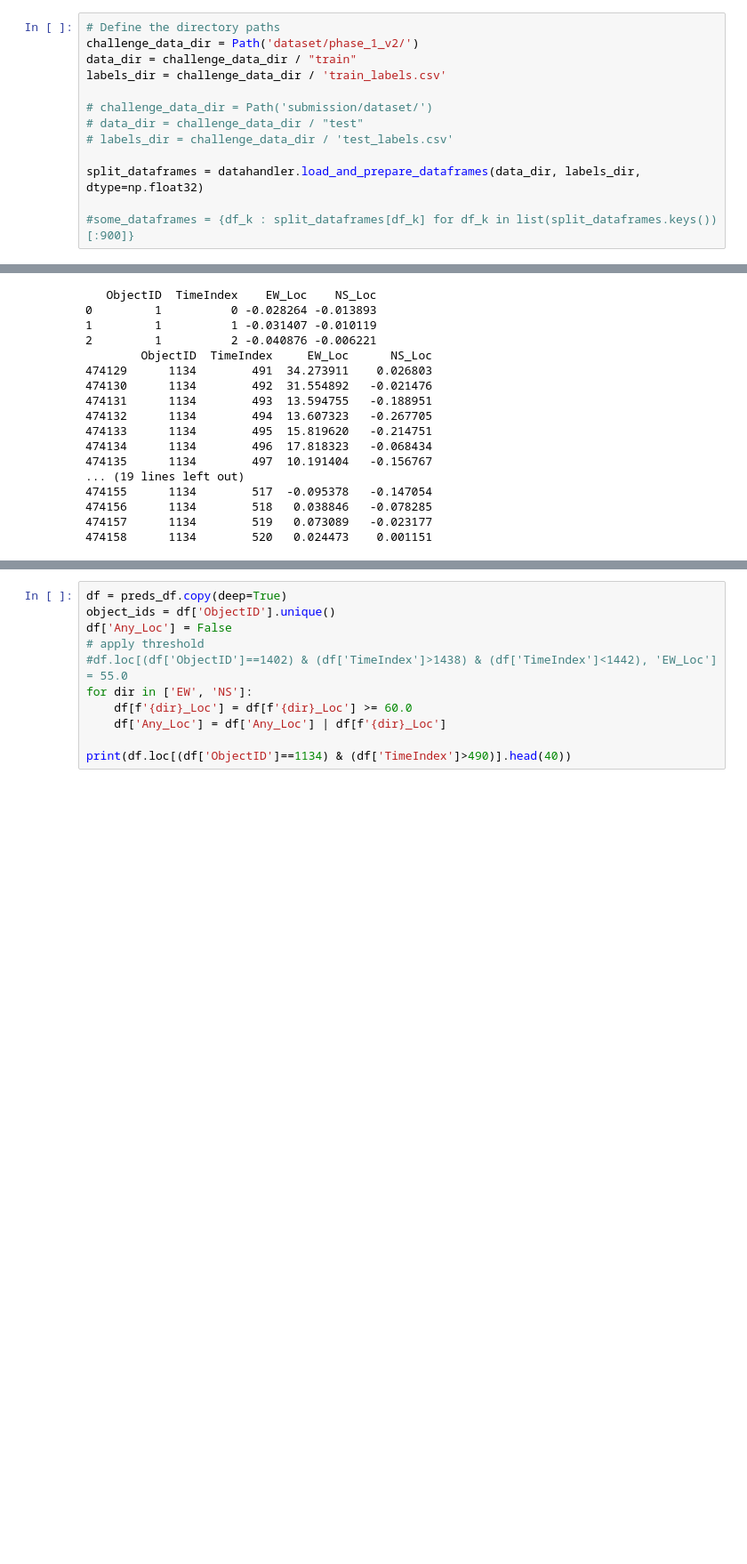
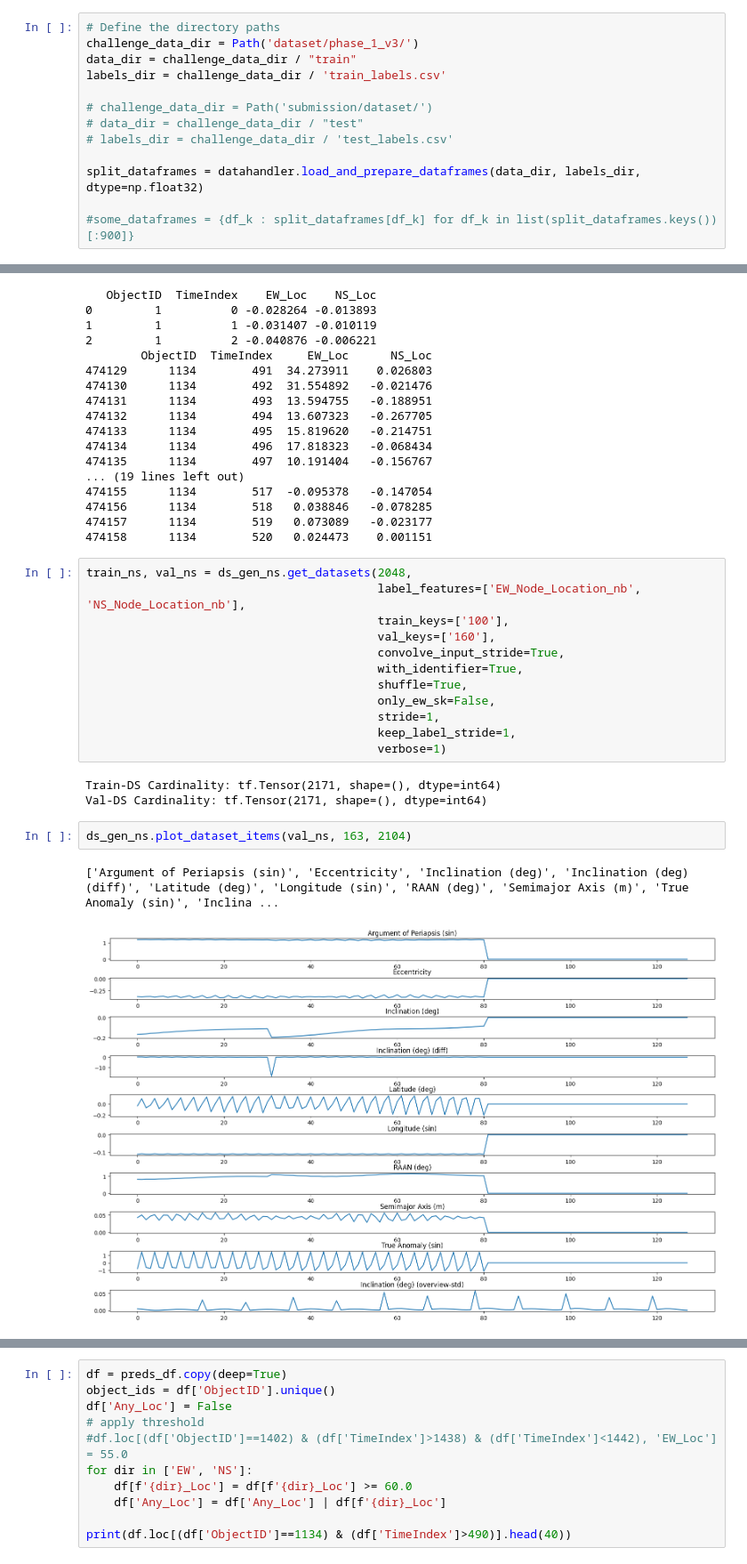
Before and after one commit to DavidBaldsiefen/splid-challenge, a Jupyter notebook: node_localizer.ipynb, the cells around one changed output, grey strips where cells are left out. Shown at 89% size. Cells and saved outputs as stored; diff of their text form; blank space fills up the shorter version.

```diff
--- a/node_localizer.ipynb
+++ b/node_localizer.ipynb
@@ -23,7 +26,7 @@ class ClearMemoryCallback(tf.keras.callbacks.Callback):
         #tf.keras.backend.clear_session()
 # %%
 # Define the directory paths
-challenge_data_dir = Path('dataset/phase_1_v2/')
+challenge_data_dir = Path('dataset/phase_1_v3/')
 data_dir = challenge_data_dir / "train"
 labels_dir = challenge_data_dir / 'train_labels.csv'
 
@@ -919,3 +963,23 @@ print(preds_df.loc[(preds_df['ObjectID']==1134) & (preds_df['TimeIndex']>490)].h
 474156      1134        518   0.038846   -0.078285
 474157      1134        519   0.073089   -0.023177
 474158      1134        520   0.024473    0.001151
+# %%
+train_ns, val_ns = ds_gen_ns.get_datasets(2048,
+                                          label_features=['EW_Node_Location_nb', 'NS_Node_Location_nb'],
+                                          train_keys=['100'],
+                                          val_keys=['160'],
+                                          convolve_input_stride=True,
+                                          with_identifier=True,
+                                          shuffle=True,
+                                          only_ew_sk=False,
+                                          stride=1,
+                                          keep_label_stride=1,
+                                          verbose=1)
+# %% [output]
+Train-DS Cardinality: tf.Tensor(2171, shape=(), dtype=int64)
+Val-DS Cardinality: tf.Tensor(2171, shape=(), dtype=int64)
+# %%
+ds_gen_ns.plot_dataset_items(val_ns, 163, 2104)
+# %% [output]
+['Argument of Periapsis (sin)', 'Eccentricity', 'Inclination (deg)', 'Inclination (deg) (diff)', 'Latitude (deg)', 'Longitude (sin)', 'RAAN (deg)', 'Semimajor Axis (m)', 'True Anomaly (sin)', 'Inclina ...
+[figure, added]
```
Also changed, not shown: parts of 20 cells of this notebook, 8 other files.
